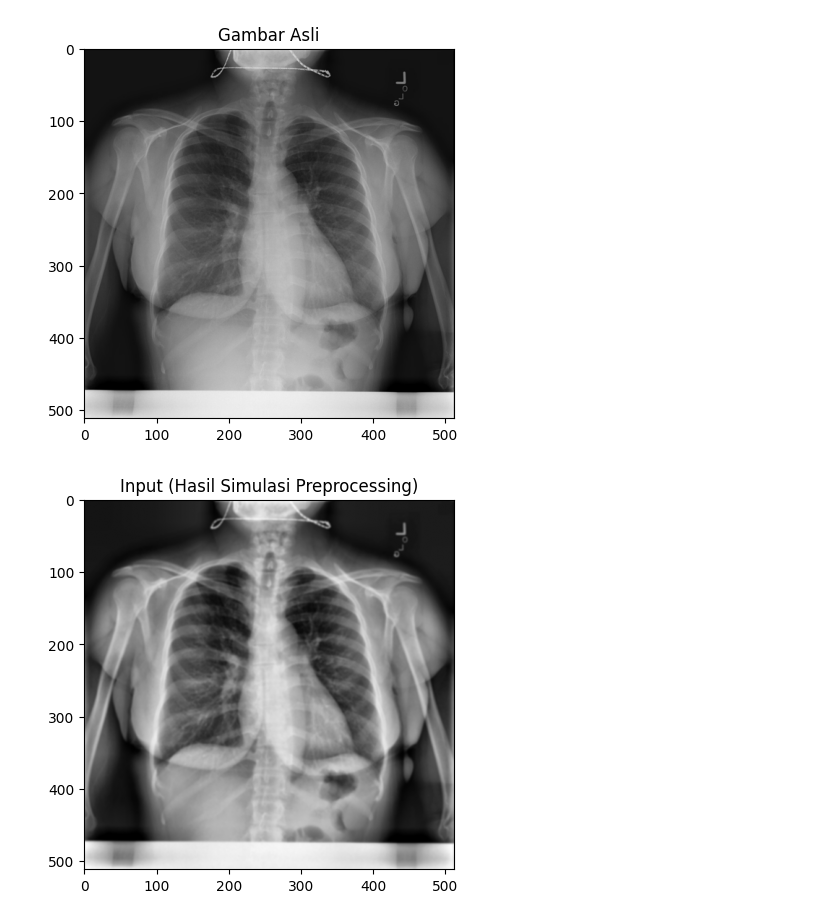
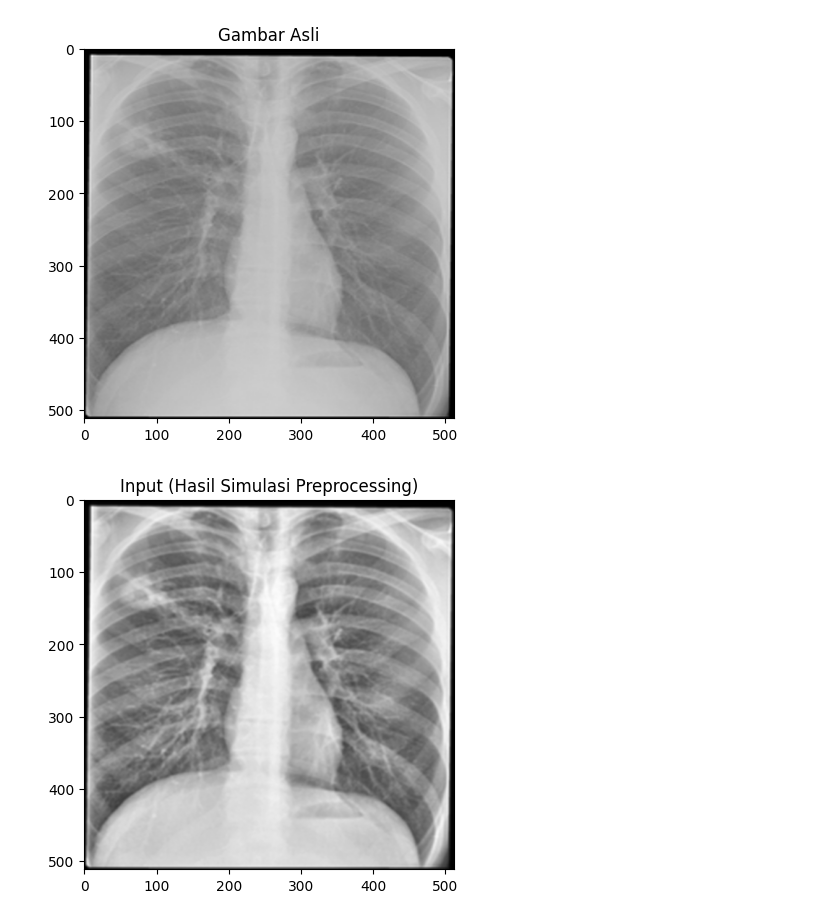
Before and after one commit to Erwdev/tb-cxr-detection, a Jupyter notebook: notebooks/revy-segmentation/developing.ipynb, the cells around one changed output. Cells and saved outputs as stored; diff of their text form; code cells hidden in the pictures.

```diff
--- a/notebooks/revy-segmentation/developing.ipynb
+++ b/notebooks/revy-segmentation/developing.ipynb
@@ -1,22 +1,22 @@
 # %%
 import cv2
 import numpy as np
 import matplotlib.pyplot as plt
 from skimage import segmentation, measure
 from sklearn.cluster import KMeans
 
 %matplotlib inline
 
-test_image_path = 'Normal-1017.png'
+test_image_path = 'Tuberculosis-12.png'
 raw_image = cv2.imread(test_image_path)
 
 if raw_image is None:
     print("Error")
 else:
     plt.imshow(raw_image)
     plt.title("Gambar Asli")
 # %% [output]
-[figure, old version]
+[figure, new version]
 # %%
 if len(raw_image.shape) > 2:
     img_gray = cv2.cvtColor(raw_image, cv2.COLOR_BGR2GRAY)
@@ -34,7 +34,7 @@ plt.imshow(input_image, cmap='gray')
 plt.title("Input (Hasil Simulasi Preprocessing)")
 plt.show()
 # %% [output]
-[figure, old version]
+[figure, new version]
 # %%
 pixels = input_image.reshape((-1, 1)).astype(np.float32)
 
```
Also changed, not shown: parts of 5 cells of this notebook, 18 other files.
